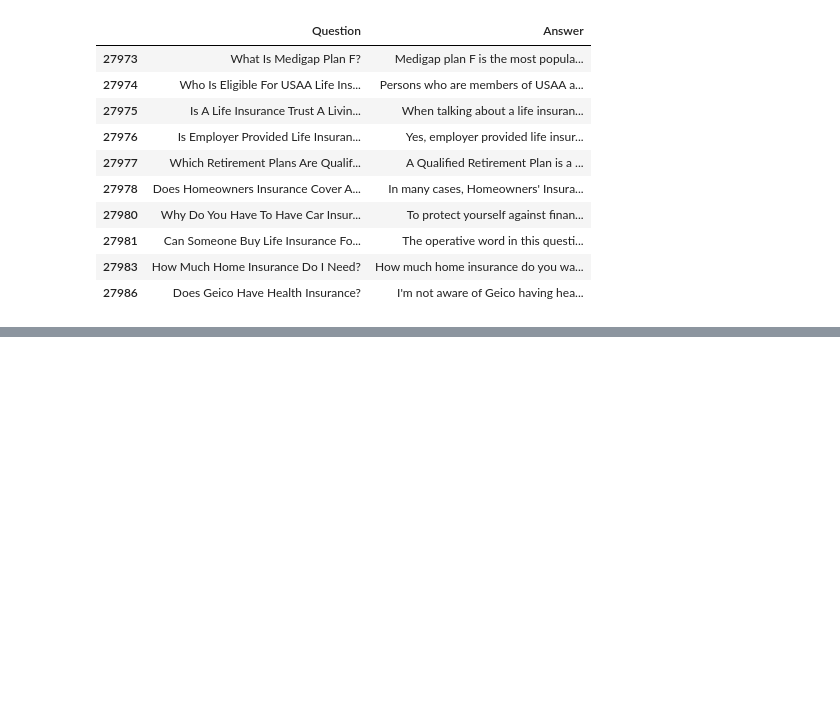
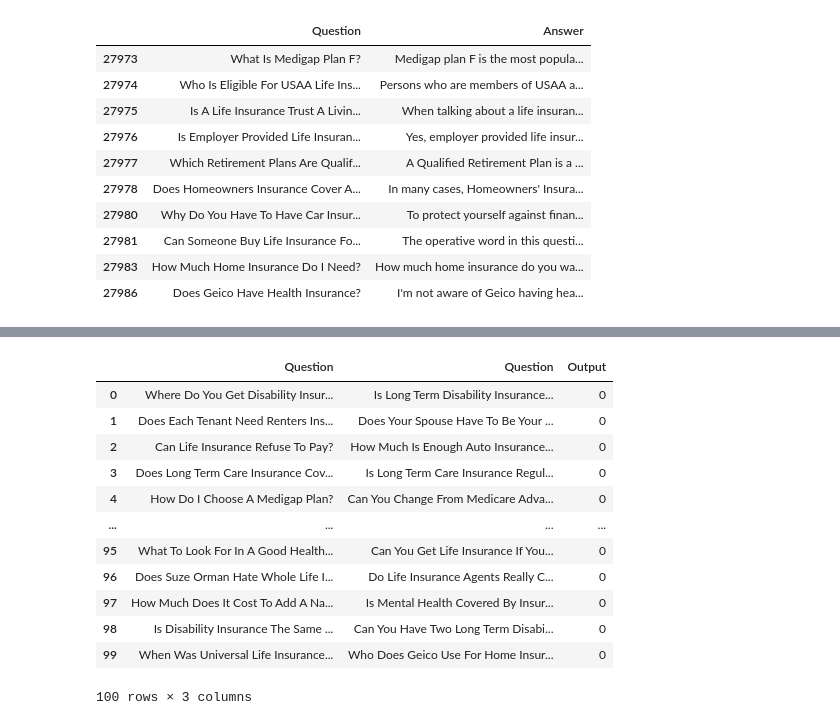
Before and after one commit to mihailosu/pmf-ir-qa-system, a Jupyter notebook: nlp_service/questions_training_set.ipynb, the cells around one changed output, grey strips where cells are left out. Cells and saved outputs as stored; diff of their text form; code cells hidden in the pictures; blank space fills up the shorter version.

```diff
--- a/nlp_service/questions_training_set.ipynb
+++ b/nlp_service/questions_training_set.ipynb
@@ -117,0 +254,2 @@ all_questions_unique.tail(10)
+# %%
+combined_sample = combined_sample.drop(combined_sample.columns[[1, 3]], axis=1)
@@ -117,0 +272,18 @@ all_questions_unique.tail(10)
+# %%
+combined_sample['Output'] = 0
+# %%
+combined_sample
+# %% [output]
+|  | Question | Question | Output |
+| 0 | Where Do You Get Disability Insur... | Is Long Term Disability Insurance... | 0 |
+| 1 | Does Each Tenant Need Renters Ins... | Does Your Spouse Have To Be Your ... | 0 |
+| 2 | Can Life Insurance Refuse To Pay? | How Much Is Enough Auto Insurance... | 0 |
+| 3 | Does Long Term Care Insurance Cov... | Is Long Term Care Insurance Regul... | 0 |
+| 4 | How Do I Choose A Medigap Plan? | Can You Change From Medicare Adva... | 0 |
+| ... | ... | ... | ... |
+| 95 | What To Look For In A Good Health... | Can You Get Life Insurance If You... | 0 |
+| 96 | Does Suze Orman Hate Whole Life I... | Do Life Insurance Agents Really C... | 0 |
+| 97 | How Much Does It Cost To Add A Na... | Is Mental Health Covered By Insur... | 0 |
+| 98 | Is Disability Insurance The Same ... | Can You Have Two Long Term Disabi... | 0 |
+| 99 | When Was Universal Life Insurance... | Who Does Geico Use For Home Insur... | 0 |
+100 rows × 3 columns
```
Also changed, not shown: parts of 22 cells of this notebook, 3 other files.
